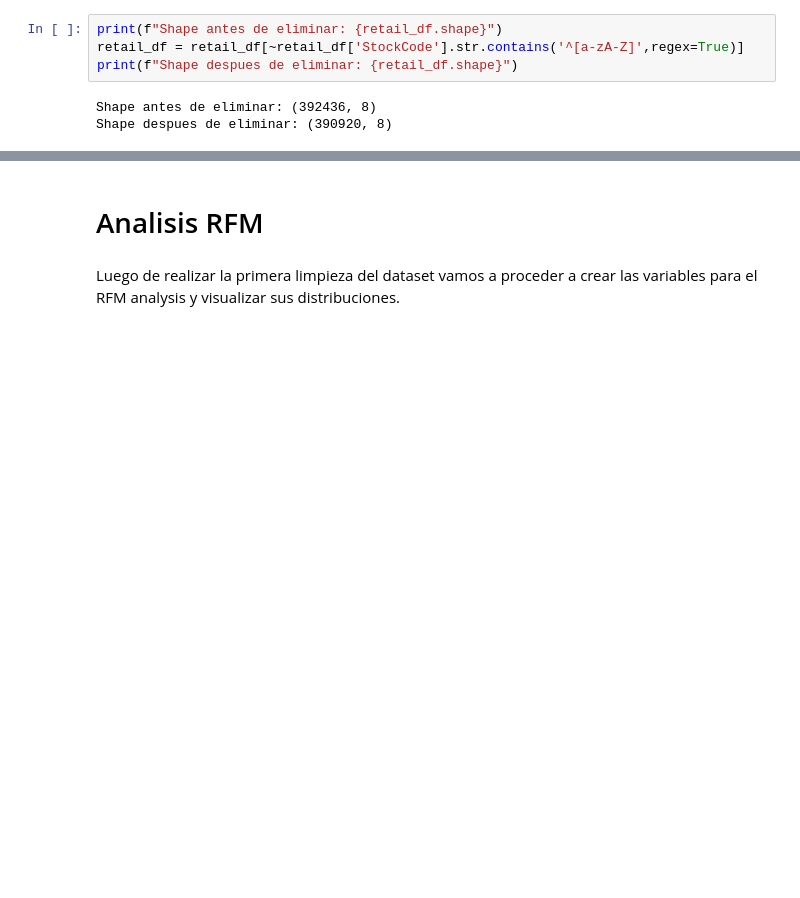
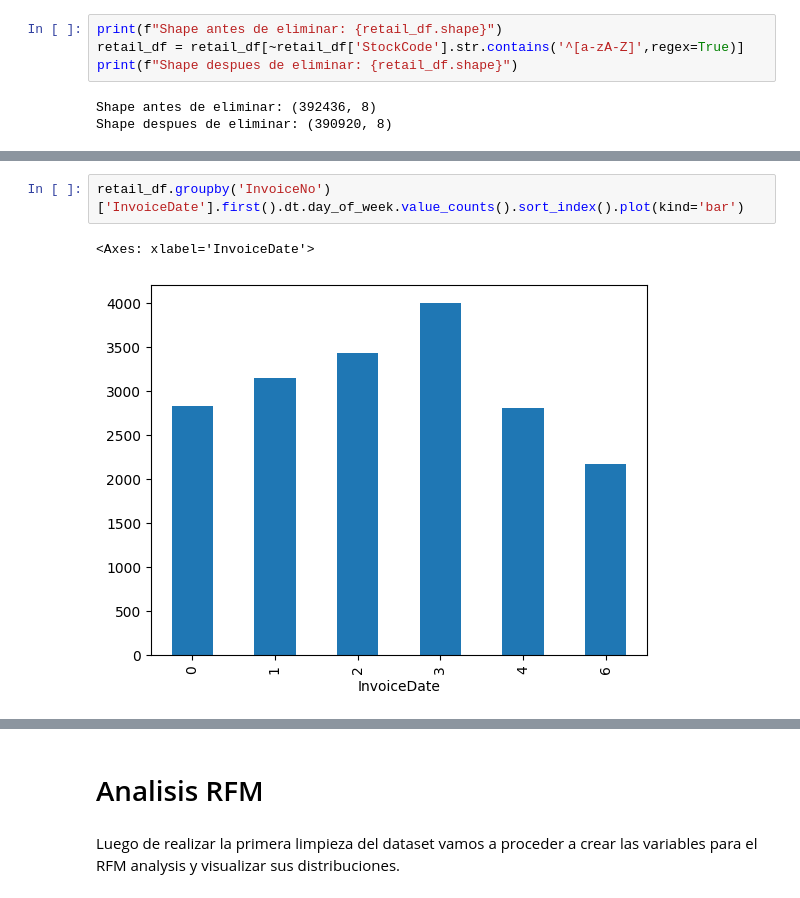
Before and after one commit to PulidoLuciano/RetailClustering, a Jupyter notebook: RetailClustering/notebooks/tests.ipynb, the cells around one changed output, grey strips where cells are left out. Drawn from its saved outputs; the diff is of its cells as text; blank space fills up the shorter version.

```diff
--- a/RetailClustering/notebooks/tests.ipynb
+++ b/RetailClustering/notebooks/tests.ipynb
@@ -474,0 +480,5 @@ Shape despues de eliminar: (390920, 8)
+# %%
+retail_df.groupby('InvoiceNo')['InvoiceDate'].first().dt.day_of_week.value_counts().sort_index().plot(kind='bar')
+# %% [output]
+<Axes: xlabel='InvoiceDate'>
+[figure, added]
```
Also changed, not shown: parts of 23 cells of this notebook, 1 other file.
